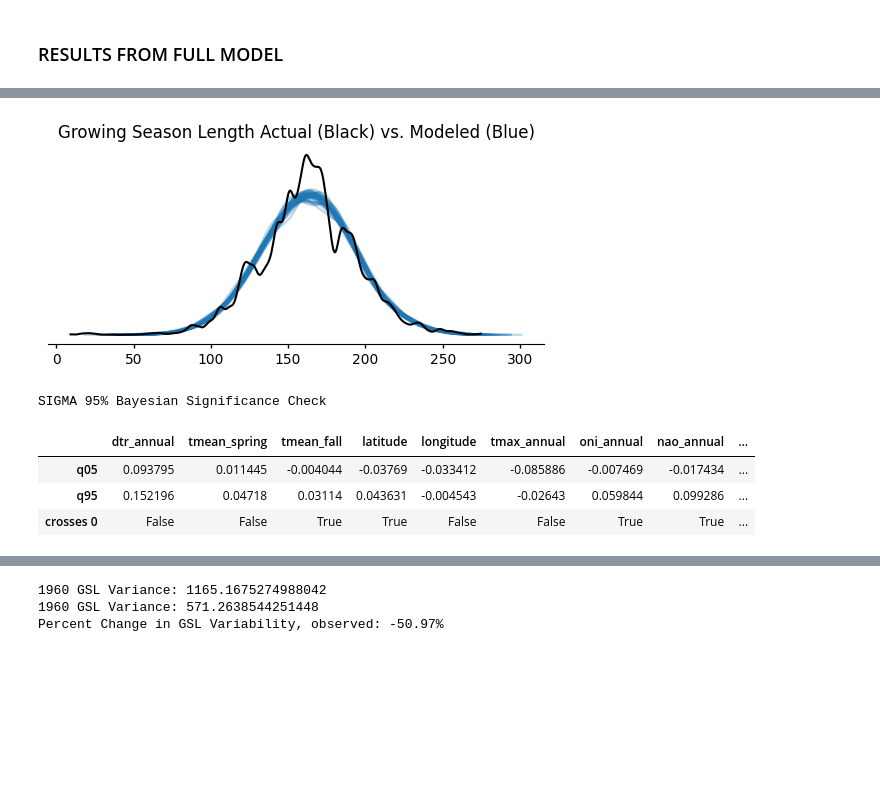
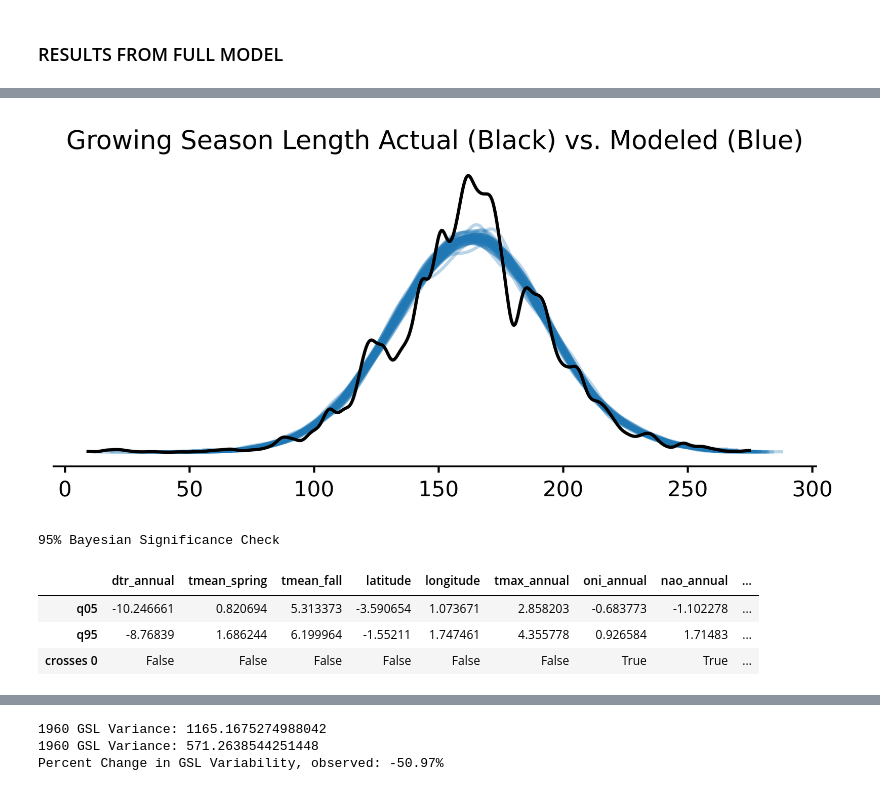
Before and after one commit to samjbaugh/reu26, a Jupyter notebook: Bayesian_Modeling_week_7_pt_2.ipynb, the cells around one changed output, grey strips where cells are left out. Saved outputs shown, nothing was run; the diff lists cells and outputs as text; code cells hidden in the pictures; blank space fills up the shorter version.

```diff
--- a/Bayesian_Modeling_week_7_pt_2.ipynb
+++ b/Bayesian_Modeling_week_7_pt_2.ipynb
@@ -153,16 +301,20 @@ az.summary(output_3).head(50)
 # %%
+# plotted actual GSL vs Modeled GSL
 model_3.predict(output_3, kind="response")
 az.plot_ppc_dist(output_3)
 plt.title("Growing Season Length Actual (Black) vs. Modeled (Blue)")
+plt.rcParams['figure.dpi'] = 800
+plt.rcParams['savefig.dpi'] = 800
 plt.show()
 # %% [output]
-[figure, old version]
+[figure, new version]
 # %%
-print('SIGMA 95% Bayesian Significance Check')
+# Credibile Interval Check (if doesn't include 0, "significant" in bayesian way)
+print('95% Bayesian Significance Check')
 posteriors_dict = {}
 cov_list_all_yr = cov_list_all + ['year']
 for cov in cov_list_all_yr:
-    posterior = output_3.posterior[f'sigma_{cov}']
+    posterior = output_3.posterior[f'{cov}']
     q05, q95 = float(posterior.quantile(.05)), float(posterior.quantile(.95))
     posteriors_dict[cov] = [q05, q95, q05 <= 0 <= q95]
 
@@ -173,11 +325,11 @@ posteriors_df[['dtr_annual','tmean_spring','tmean_fall','latitude','longitude','
                 'nao_annual','pna_annual','amo_annual','sst_north_atlantic','pwat_station','dewpoint_station',
                 'soil_moisture_station','cloud_cover_station','evaporation_station']]
 # %% [output]
-SIGMA 95% Bayesian Significance Check
+95% Bayesian Significance Check
 |  | dtr_annual | tmean_spring | tmean_fall | latitude | longitude | tmax_annual | oni_annual | nao_annual | ... |
-| q05 | 0.093795 | 0.011445 | -0.004044 | -0.03769 | -0.033412 | -0.085886 | -0.007469 | -0.017434 | ... |
-| q95 | 0.152196 | 0.04718 | 0.03114 | 0.043631 | -0.004543 | -0.02643 | 0.059844 | 0.099286 | ... |
-| crosses 0 | False | False | True | True | False | False | True | True | ... |
+| q05 | -10.246661 | 0.820694 | 5.313373 | -3.590654 | 1.073671 | 2.858203 | -0.683773 | -1.102278 | ... |
+| q95 | -8.76839 | 1.686244 | 6.199964 | -1.55211 | 1.747461 | 4.355778 | 0.926584 | 1.71483 | ... |
+| crosses 0 | False | False | False | False | False | False | True | True | ... |
 # %%
 posteriors_df[['dtr_spring','sst_gulf_mexico','pwat_southeast_us','dewpoint_2m_southeast_us',
                'soil_moisture_southeast_us','cloud_cover_southeast_us','evaporation_southeast_us', 'year']]
```
Also changed, not shown: parts of 29 cells of this notebook, 7 other files.
